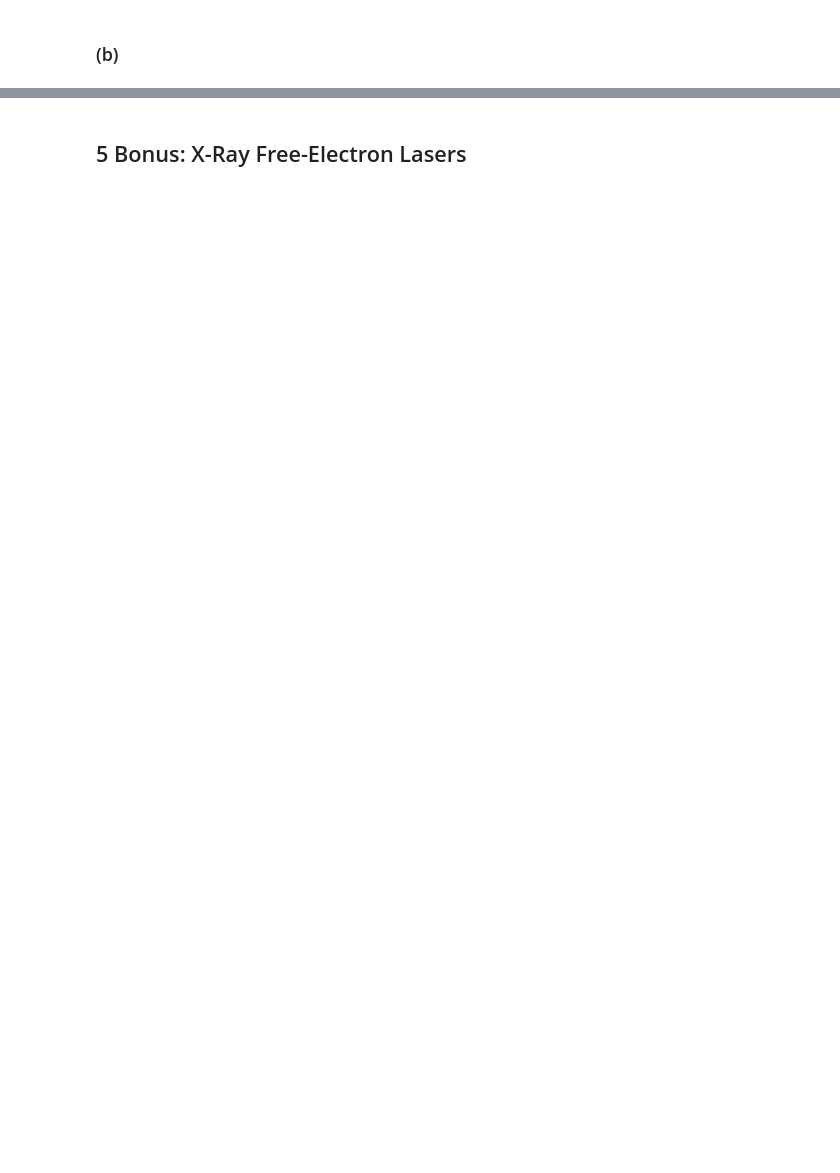
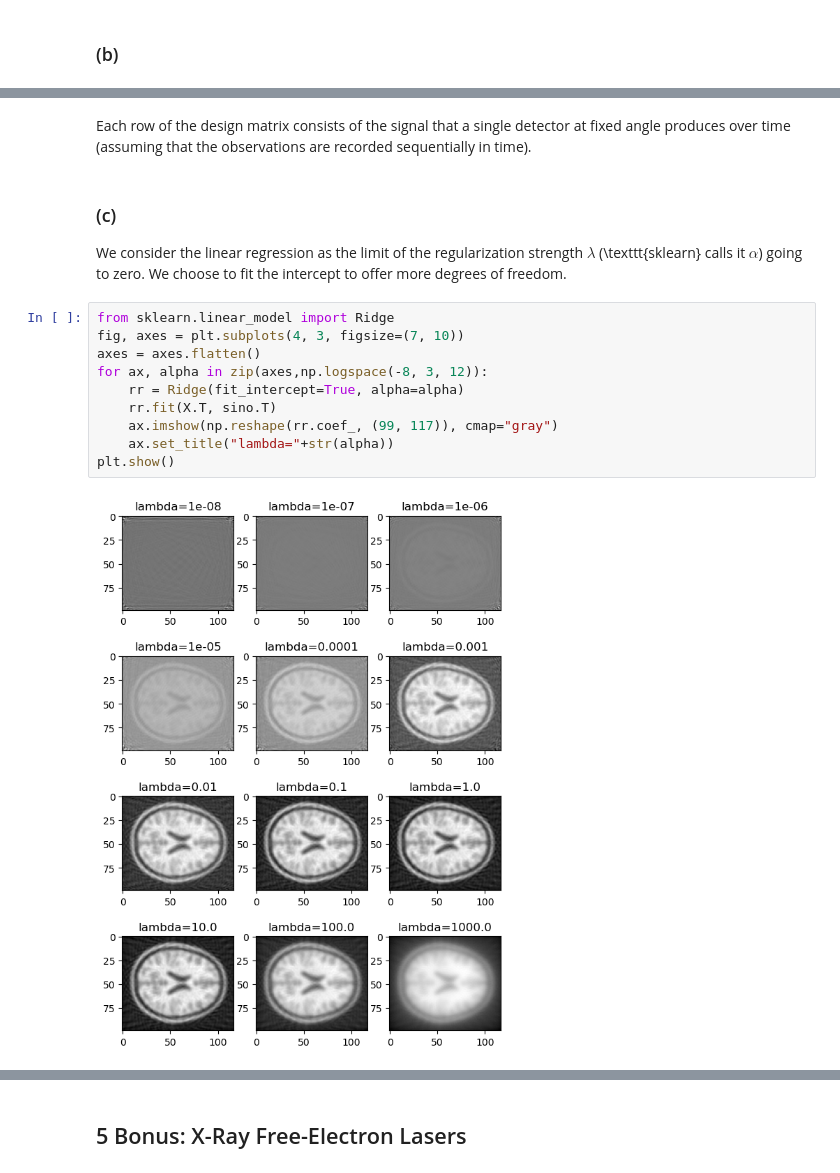
Before and after one commit to mschuemann/mlph_w24, a Jupyter notebook: sheet03/sheet03.ipynb, the cells around one changed output, grey strips where cells are left out. Saved outputs shown, nothing was run; the diff lists cells and outputs as text; blank space fills up the shorter version.

```diff
--- a/sheet03/sheet03.ipynb
+++ b/sheet03/sheet03.ipynb
@@ -257,0 +257,17 @@ from sklearn.linear_model import Ridge
+# %% [markdown]
+Each row of the design matrix consists of the signal that a single detector at fixed angle produces over time (assuming that the observations are recorded sequentially in time).
+# %% [markdown]
+### (c)
+We consider the linear regression as the limit of the regularization strength $\lambda$ (\texttt{sklearn} calls it $\alpha$) going to zero. We choose to fit the intercept to offer more degrees of freedom.
+# %%
+from sklearn.linear_model import Ridge
+fig, axes = plt.subplots(4, 3, figsize=(7, 10))
+axes = axes.flatten()
+for ax, alpha in zip(axes,np.logspace(-8, 3, 12)):
+    rr = Ridge(fit_intercept=True, alpha=alpha)
+    rr.fit(X.T, sino.T)
+    ax.imshow(np.reshape(rr.coef_, (99, 117)), cmap="gray")
+    ax.set_title("lambda="+str(alpha))
+plt.show()
+# %% [output]
+[figure, added]
```
Also changed, not shown: parts of 13 cells of this notebook.
